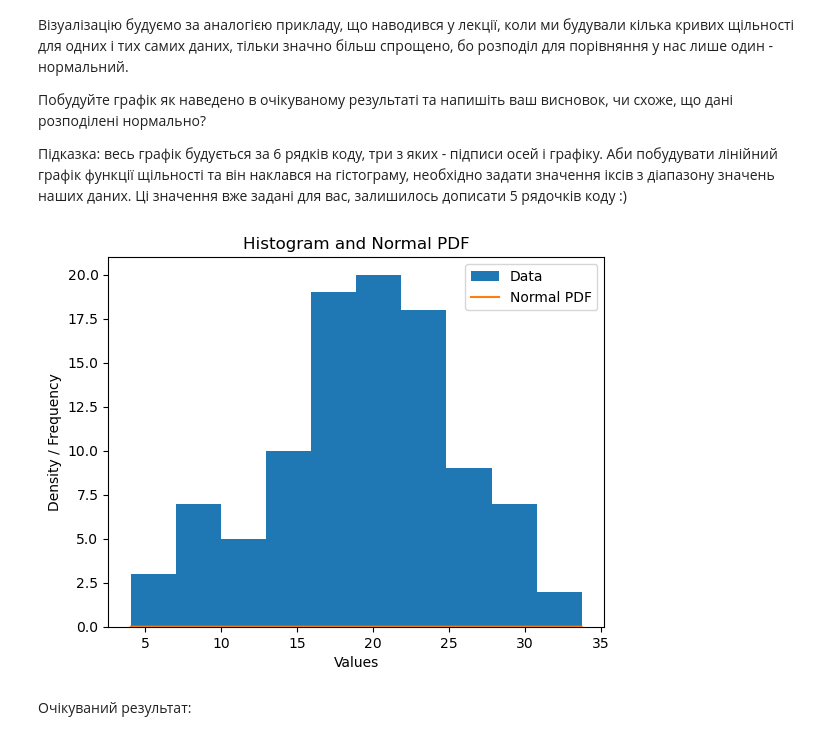
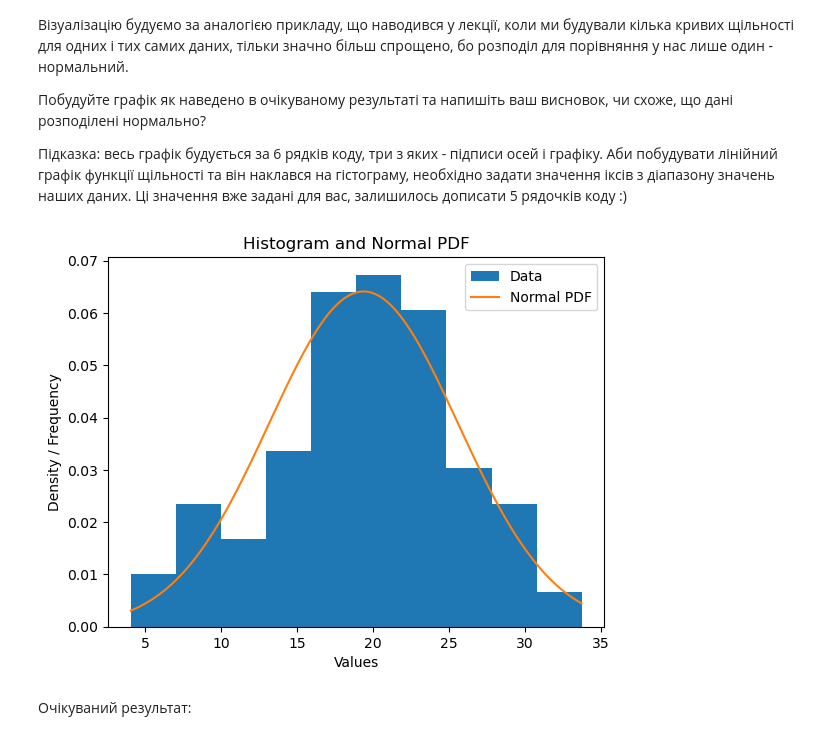
Before and after one commit to TetianaZalivan/Python-Tasks-for-Data-Analytics-, a Jupyter notebook: hw_6_3_Перевірка_вибірки_на_нормальність.ipynb, the cells around one changed output. Cells and saved outputs as stored; diff of their text form; code cells hidden in the pictures.

```diff
--- a/hw_6_3_Перевірка_вибірки_на_нормальність.ipynb
+++ b/hw_6_3_Перевірка_вибірки_на_нормальність.ipynb
@@ -52,21 +52,23 @@ data.shape
 # %%
 x_axis = np.arange(data.min(), data.max(), 0.01)
 # ... ваш код далі
 from scipy.stats import norm
 import matplotlib.pyplot as plt
+plt.hist(data, bins=10,density=True,label='Data');
+
 mu, std = np.mean(data), np.std(data)
-plt.hist(data, bins=10,label='Data');
-
-plt.plot(x_axis, norm.pdf(x_axis),  label='Normal PDF')
+plt.plot(x_axis, norm.pdf(x_axis, mu, std),  label='Normal PDF')
 
 plt.title('Histogram and Normal PDF')
 plt.xlabel('Values')
 plt.ylabel('Density / Frequency')
 plt.legend()
 plt.show()
+
+
 #normar distribution almost symetrical
 # %% [output]
-[figure, old version]
+[figure, new version]
 # %% [markdown]
 Очікуваний результат:
 # %% [markdown]
```
